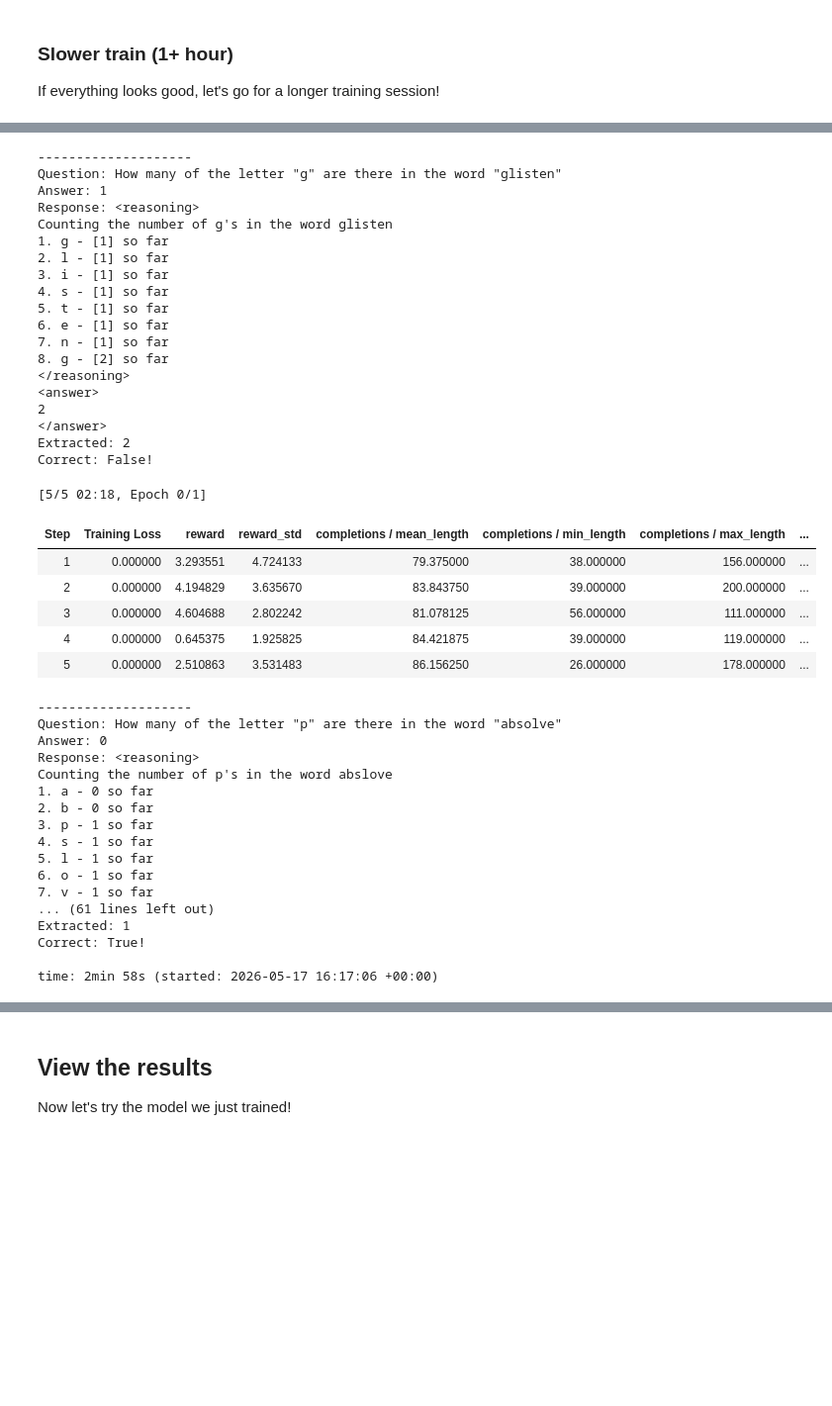
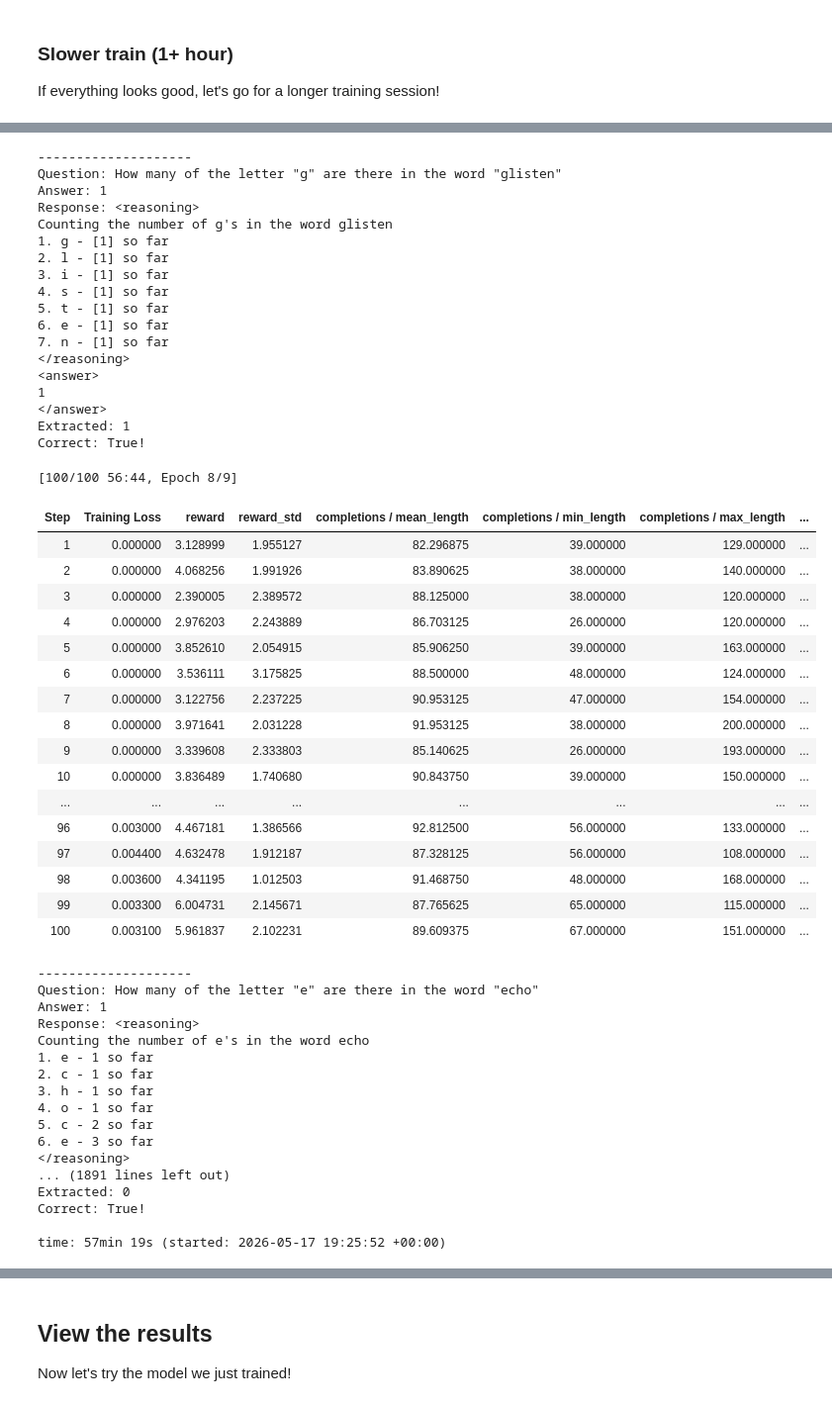
Before and after one commit to satishcheppalli/cd13303-genai-c1-classroom, a Jupyter notebook: project/starter/gen_ai_fundamentals_project_starter.ipynb, the cells around one changed output, grey strips where cells are left out. Shown at 99% size. Drawn from its saved outputs; the diff is of its cells as text; code cells hidden in the pictures; blank space fills up the shorter version.

```diff
--- a/project/starter/gen_ai_fundamentals_project_starter.ipynb
+++ b/project/starter/gen_ai_fundamentals_project_starter.ipynb
@@ -1123,13 +1123,13 @@ COMMON_GRPO_TRAINING_PARAMS = dict(
     # See: https://docs.unsloth.ai/get-started/fine-tuning-llms-guide/lora-hyperparameters-guide
     # See: https://huggingface.co/docs/trl/main/en/grpo_trainer
      learning_rate=0.000005,
-    #beta=0.0,
+    beta=0.04, #0.0
     # Set the batch size appropriately for your hardware. For GRPO there are a number of parameters to set.
     # If you are not sure about your GPU, assume you have a T4. See the memory specs here:
     # https://www.nvidia.com/content/dam/en-zz/Solutions/Data-Center/tesla-product-literature/T4%20Product%20Brief.pdf
      per_device_train_batch_size=16, #8, #16,  # per_device_train_batch_size / num_generations determines the number of simultaneous prompts to consider.
     # Note: Set per_device_train_batch_size to at most 16 on the Vocareum T4 for best stability
-     num_generations=8, #4, #8,  # Determines the number of completions/generations to compute for each single prompt
+     num_generations=2, #4, #8,  # Determines the number of completions/generations to compute for each single prompt
      gradient_accumulation_steps=4,  # This parameter allow us to consider multiple steps in a single optimization step
     adam_beta1=0.9,
     adam_beta2=0.99,
@@ -1264,7 +1264,7 @@ training_args = GRPOConfig(
     # Configure the maximum number of steps to take about 30mins of time for
     # a medium-sized experiment. (See how long the previous example took and
     # scale up appropriately using your best guess.)
-     max_steps=5,  # ~60min
+     max_steps=100,  # ~60min
 )
 trainer = GRPOTrainer(
     model=model,
@@ -1280,49 +1280,59 @@ trainer_res = trainer.train()
 O^O/ \_/ \    Batch size per device = 16 | Gradient accumulation steps = 4
 \        /    Data Parallel GPUs = 1 | Total batch size (16 x 4 x 1) = 64
  "-____-"     Trainable parameters = 29,933,568 of 3,115,872,256 (0.96% trained)
 --------------------
 Question: How many of the letter "g" are there in the word "glisten"
 Answer: 1
 Response: <reasoning>
 Counting the number of g's in the word glisten
 1. g - [1] so far
 2. l - [1] so far
 3. i - [1] so far
 4. s - [1] so far
 5. t - [1] so far
 6. e - [1] so far
 7. n - [1] so far
-8. g - [2] so far
 </reasoning>
 <answer>
-2
+1
 </answer>
-Extracted: 2
-Correct: False!
+Extracted: 1
+Correct: True!
-[5/5 02:18, Epoch 0/1]
+[100/100 56:44, Epoch 8/9]
 | Step | Training Loss | reward | reward_std | completions / mean_length | completions / min_length | completions / max_length | ... |
-| 1 | 0.000000 | 3.293551 | 4.724133 | 79.375000 | 38.000000 | 156.000000 | ... |
-| 2 | 0.000000 | 4.194829 | 3.635670 | 83.843750 | 39.000000 | 200.000000 | ... |
-| 3 | 0.000000 | 4.604688 | 2.802242 | 81.078125 | 56.000000 | 111.000000 | ... |
-| 4 | 0.000000 | 0.645375 | 1.925825 | 84.421875 | 39.000000 | 119.000000 | ... |
-| 5 | 0.000000 | 2.510863 | 3.531483 | 86.156250 | 26.000000 | 178.000000 | ... |
+| 1 | 0.000000 | 3.128999 | 1.955127 | 82.296875 | 39.000000 | 129.000000 | ... |
+| 2 | 0.000000 | 4.068256 | 1.991926 | 83.890625 | 38.000000 | 140.000000 | ... |
+| 3 | 0.000000 | 2.390005 | 2.389572 | 88.125000 | 38.000000 | 120.000000 | ... |
+| 4 | 0.000000 | 2.976203 | 2.243889 | 86.703125 | 26.000000 | 120.000000 | ... |
+| 5 | 0.000000 | 3.852610 | 2.054915 | 85.906250 | 39.000000 | 163.000000 | ... |
+| 6 | 0.000000 | 3.536111 | 3.175825 | 88.500000 | 48.000000 | 124.000000 | ... |
+| 7 | 0.000000 | 3.122756 | 2.237225 | 90.953125 | 47.000000 | 154.000000 | ... |
+| 8 | 0.000000 | 3.971641 | 2.031228 | 91.953125 | 38.000000 | 200.000000 | ... |
+| 9 | 0.000000 | 3.339608 | 2.333803 | 85.140625 | 26.000000 | 193.000000 | ... |
+| 10 | 0.000000 | 3.836489 | 1.740680 | 90.843750 | 39.000000 | 150.000000 | ... |
+| ... | ... | ... | ... | ... | ... | ... | ... |
+| 96 | 0.003000 | 4.467181 | 1.386566 | 92.812500 | 56.000000 | 133.000000 | ... |
+| 97 | 0.004400 | 4.632478 | 1.912187 | 87.328125 | 56.000000 | 108.000000 | ... |
+| 98 | 0.003600 | 4.341195 | 1.012503 | 91.468750 | 48.000000 | 168.000000 | ... |
+| 99 | 0.003300 | 6.004731 | 2.145671 | 87.765625 | 65.000000 | 115.000000 | ... |
+| 100 | 0.003100 | 5.961837 | 2.102231 | 89.609375 | 67.000000 | 151.000000 | ... |
 --------------------
-Question: How many of the letter "p" are there in the word "absolve"
-Answer: 0
+Question: How many of the letter "e" are there in the word "echo"
+Answer: 1
 Response: <reasoning>
-Counting the number of p's in the word abslove
-1. a - 0 so far
-2. b - 0 so far
-3. p - 1 so far
-4. s - 1 so far
-5. l - 1 so far
-6. o - 1 so far
-7. v - 1 so far
-... (61 lines left out)
-Extracted: 1
+Counting the number of e's in the word echo
+1. e - 1 so far
+2. c - 1 so far
+3. h - 1 so far
+4. o - 1 so far
+5. c - 2 so far
+6. e - 3 so far
+</reasoning>
+... (1891 lines left out)
+Extracted: 0
 Correct: True!
 
-time: 2min 58s (started: 2026-05-17 16:17:06 +00:00)
+time: 57min 19s (started: 2026-05-17 19:25:52 +00:00)
 # %%
 # Show the total (sum) of the rewards as well as the correct_answer_reward_func (means with in the batch)
 # Do you see the rewards increasing? Does the model get the correct answer
```
Also changed, not shown: parts of 24 cells of this notebook, 32 other files.
